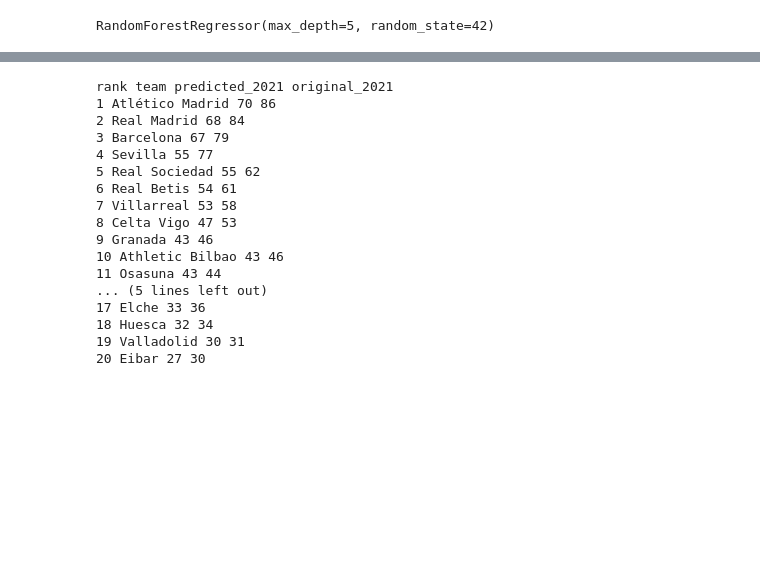
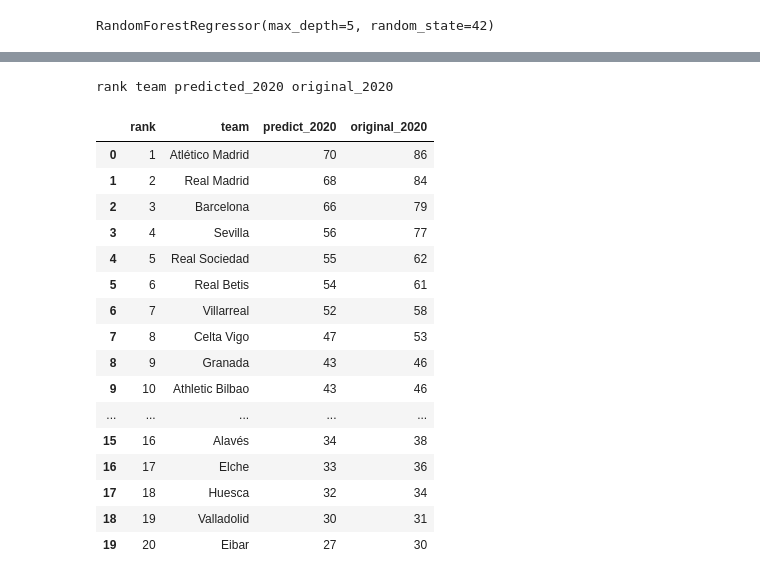
Before and after one commit to shaikhmq20/laliga-winner-predictor, a Jupyter notebook: match_data/final_prediction.ipynb, the cells around one changed output, grey strips where cells are left out. Drawn from its saved outputs; the diff is of its cells as text; code cells hidden in the pictures; blank space fills up the shorter version.

```diff
--- a/match_data/final_prediction.ipynb
+++ b/match_data/final_prediction.ipynb
@@ -172,24 +207,44 @@ print(len(y_pred))
 20
 # %%
-print("rank","team","predicted_2020","original_2020")
-for i in range (0,len(y_pred)):
-    points=(y_pred[i]*played_matches*3)/100
-    print(i+1,test_data.iloc[i]['team'],round(points),data_orig["points"][i])
+print("rank", "team", "predicted_2020", "original_2020")
+rank_list = []
+team_list = []
+predict_points = []
+original_points = []
+
+for i in range(0, len(y_pred)):
+    points = (y_pred[i]*played_matches*3)/100
+    # print(i+1, test_data.iloc[i]['team'],
+    #       round(points), data_orig["points"][i])
+    rank_list.append(i+1)
+    team_list.append(test_data.iloc[i]["team"])
+    predict_points.append(round(points))
+    original_points.append(data_orig["points"][i])
+
+result_dict = {
+    "rank": rank_list,
+    "team": team_list,
+    "predict_2020": predict_points,
+    "original_2020": original_points
+}
+result_df = pd.DataFrame(result_dict)
+result_df
 # %% [output]
-rank team predicted_2021 original_2021
-1 Atlético Madrid 70 86
-2 Real Madrid 68 84
-3 Barcelona 67 79
-4 Sevilla 55 77
-5 Real Sociedad 55 62
-6 Real Betis 54 61
-7 Villarreal 53 58
-8 Celta Vigo 47 53
-9 Granada 43 46
-10 Athletic Bilbao 43 46
-11 Osasuna 43 44
-... (5 lines left out)
-17 Elche 33 36
-18 Huesca 32 34
-19 Valladolid 30 31
-20 Eibar 27 30
+rank team predicted_2020 original_2020
+|  | rank | team | predict_2020 | original_2020 |
+| 0 | 1 | Atlético Madrid | 70 | 86 |
+| 1 | 2 | Real Madrid | 68 | 84 |
+| 2 | 3 | Barcelona | 66 | 79 |
+| 3 | 4 | Sevilla | 56 | 77 |
+| 4 | 5 | Real Sociedad | 55 | 62 |
+| 5 | 6 | Real Betis | 54 | 61 |
+| 6 | 7 | Villarreal | 52 | 58 |
+| 7 | 8 | Celta Vigo | 47 | 53 |
+| 8 | 9 | Granada | 43 | 46 |
+| 9 | 10 | Athletic Bilbao | 43 | 46 |
+| ... | ... | ... | ... | ... |
+| 15 | 16 | Alavés | 34 | 38 |
+| 16 | 17 | Elche | 33 | 36 |
+| 17 | 18 | Huesca | 32 | 34 |
+| 18 | 19 | Valladolid | 30 | 31 |
+| 19 | 20 | Eibar | 27 | 30 |
```
Also changed, not shown: parts of 11 cells of this notebook, 3 other files.
